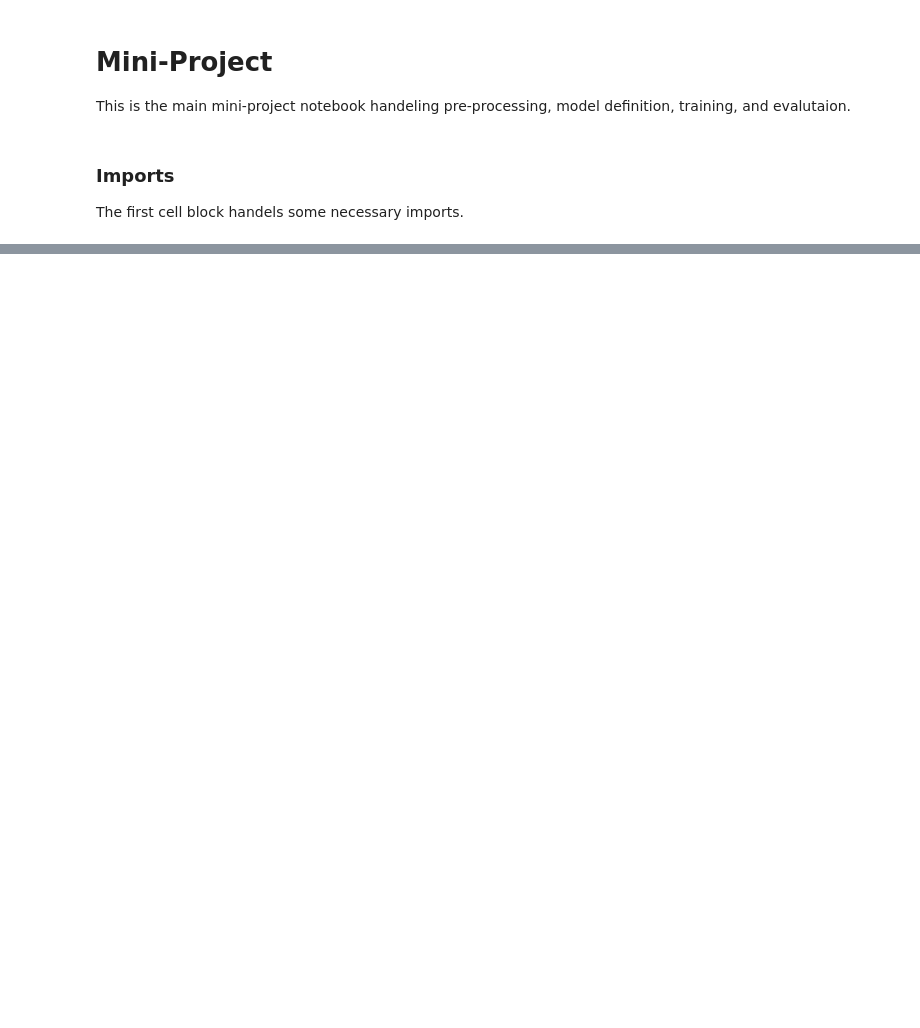
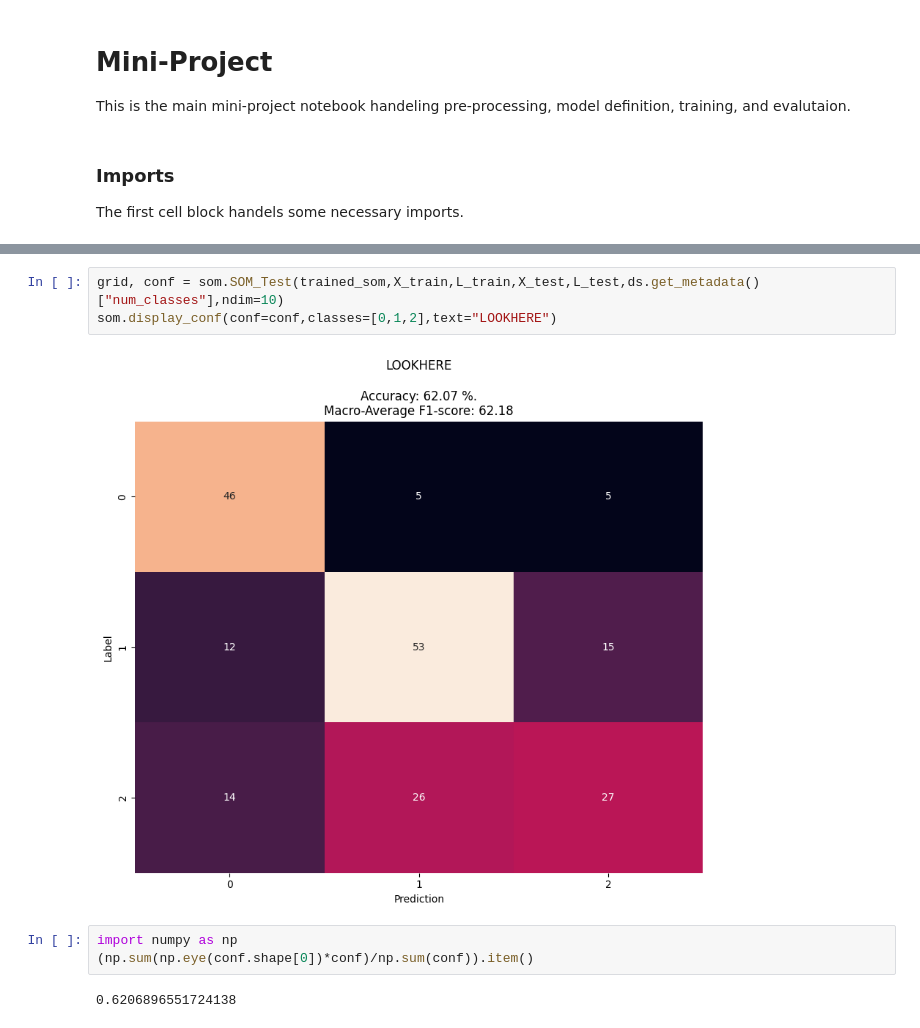
Before and after one commit to EkteMedium/D7041E, a Jupyter notebook: Project/Project_notebook.ipynb, the cells around one changed output, grey strips where cells are left out. Drawn from its saved outputs; the diff is of its cells as text; blank space fills up the shorter version.

```diff
--- a/Project/Project_notebook.ipynb
+++ b/Project/Project_notebook.ipynb
@@ -36,3 +51,13 @@ creators: ['R. A. Fisher']
+# %%
+grid, conf = som.SOM_Test(trained_som,X_train,L_train,X_test,L_test,ds.get_metadata()["num_classes"],ndim=10)
+som.display_conf(conf=conf,classes=[0,1,2],text="LOOKHERE")
+# %% [output]
+[figure, added]
+# %%
+import numpy as np
+(np.sum(np.eye(conf.shape[0])*conf)/np.sum(conf)).item()
+# %% [output]
+0.6206896551724138
 # %%
 a = ds.get_test()
 print(a)
```
Also changed, not shown: parts of 12 cells of this notebook.
